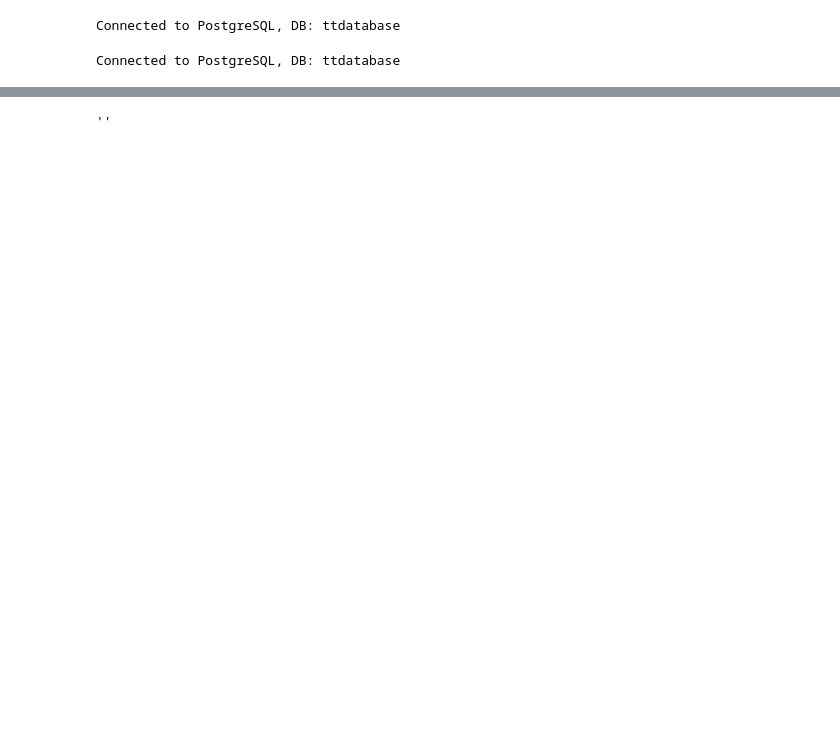
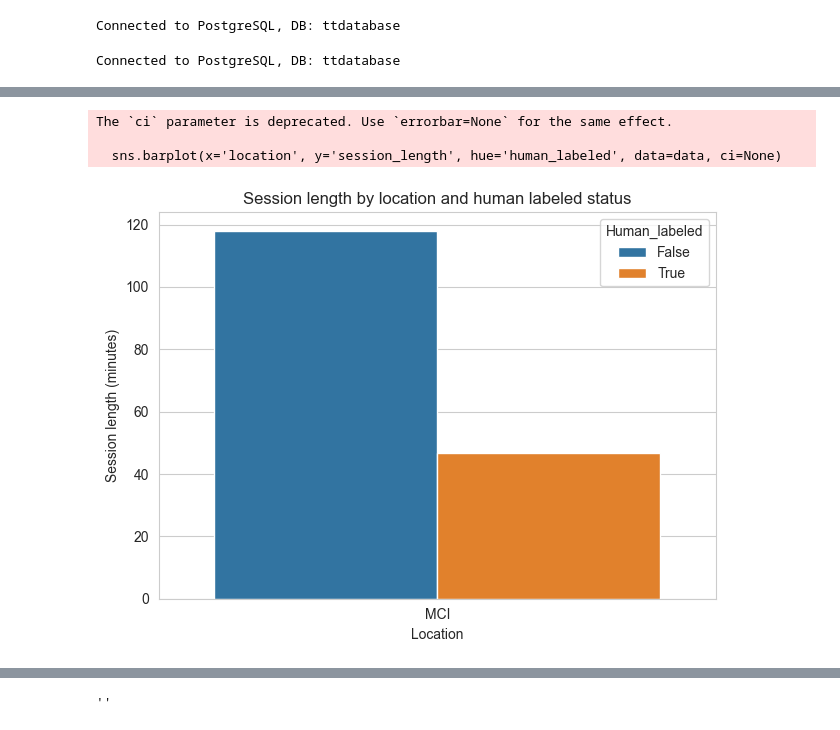
Before and after one commit to kaasimir/tensionterminator, a Jupyter notebook: notebooks/db_statistik/pdf_report.ipynb, the cells around one changed output, grey strips where cells are left out. Saved outputs shown, nothing was run; the diff lists cells and outputs as text; code cells hidden in the pictures; blank space fills up the shorter version.

```diff
--- a/notebooks/db_statistik/pdf_report.ipynb
+++ b/notebooks/db_statistik/pdf_report.ipynb
@@ -166,0 +237,2 @@ tool
+# %%
+data = toolcheck.get_data()
@@ -166,0 +271,15 @@ tool
+# %%
+title = 'Session length by location and human labeled status'
+
+sns.barplot(x='location', y='session_length', hue='human_labeled', data=data, ci=None)
+plt.xlabel('Location')
+plt.ylabel('Session length (minutes)')
+plt.title(title)
+plt.legend(title='Human_labeled', loc='upper right')
+plt.tight_layout()
+plt.savefig(f"diagrams/{title}.png")
+# %% [output]
+The `ci` parameter is deprecated. Use `errorbar=None` for the same effect.
+
+  sns.barplot(x='location', y='session_length', hue='human_labeled', data=data, ci=None)
+[figure, added]
```
Also changed, not shown: parts of 15 cells of this notebook, 5 other files.
